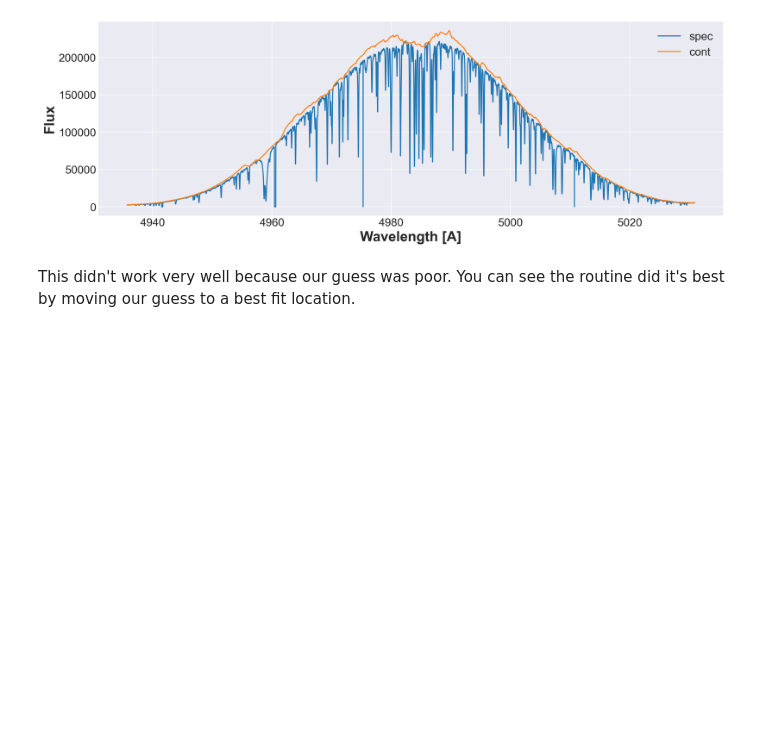
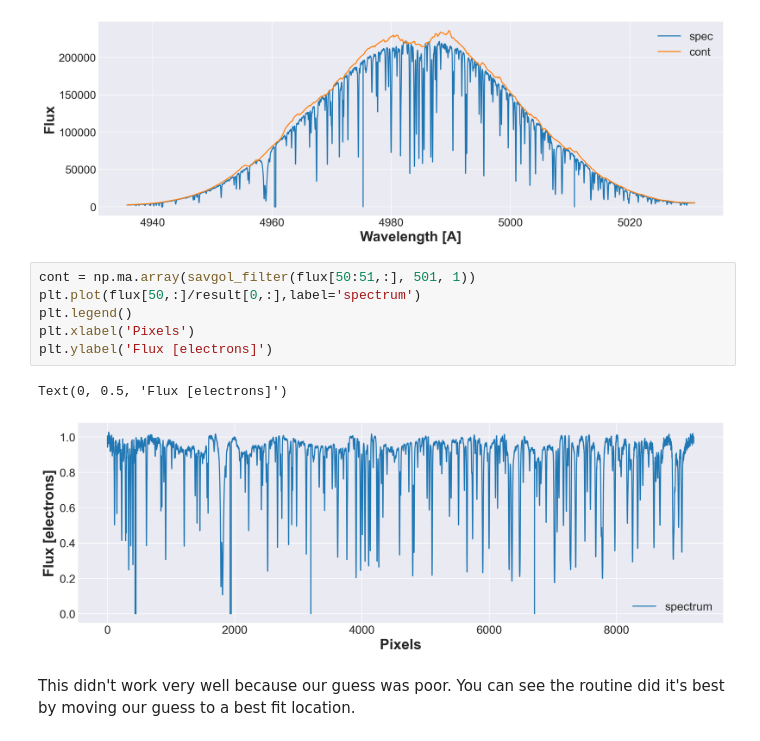
Before and after one commit to arpita308/NEID_Tutorials, a Jupyter notebook: NEID Tutorial 2 - Continuum Normalization and Peak Finding.ipynb, the cells around one changed output. Cells and saved outputs as stored; diff of their text form; blank space fills up the shorter version.

Commit message:
added a results plot

```diff
--- a/NEID Tutorial 2 - Continuum Normalization and Peak Finding.ipynb
+++ b/NEID Tutorial 2 - Continuum Normalization and Peak Finding.ipynb
@@ -172,6 +172,15 @@ result = continuum_normalization.continuum_normalize(np.ma.array(flux[50:51,:]),
 # %% [output]
 [figure]
 [figure]
+# %%
+cont = np.ma.array(savgol_filter(flux[50:51,:], 501, 1))
+plt.plot(flux[50,:]/result[0,:],label='spectrum')
+plt.legend()
+plt.xlabel('Pixels')
+plt.ylabel('Flux [electrons]')
+# %% [output]
+Text(0, 0.5, 'Flux [electrons]')
+[figure, added]
 # %% [markdown]
 This didn't work very well because our guess was poor. You can see the routine did it's best by moving our guess to a best fit location.
 # %% [markdown]
```
